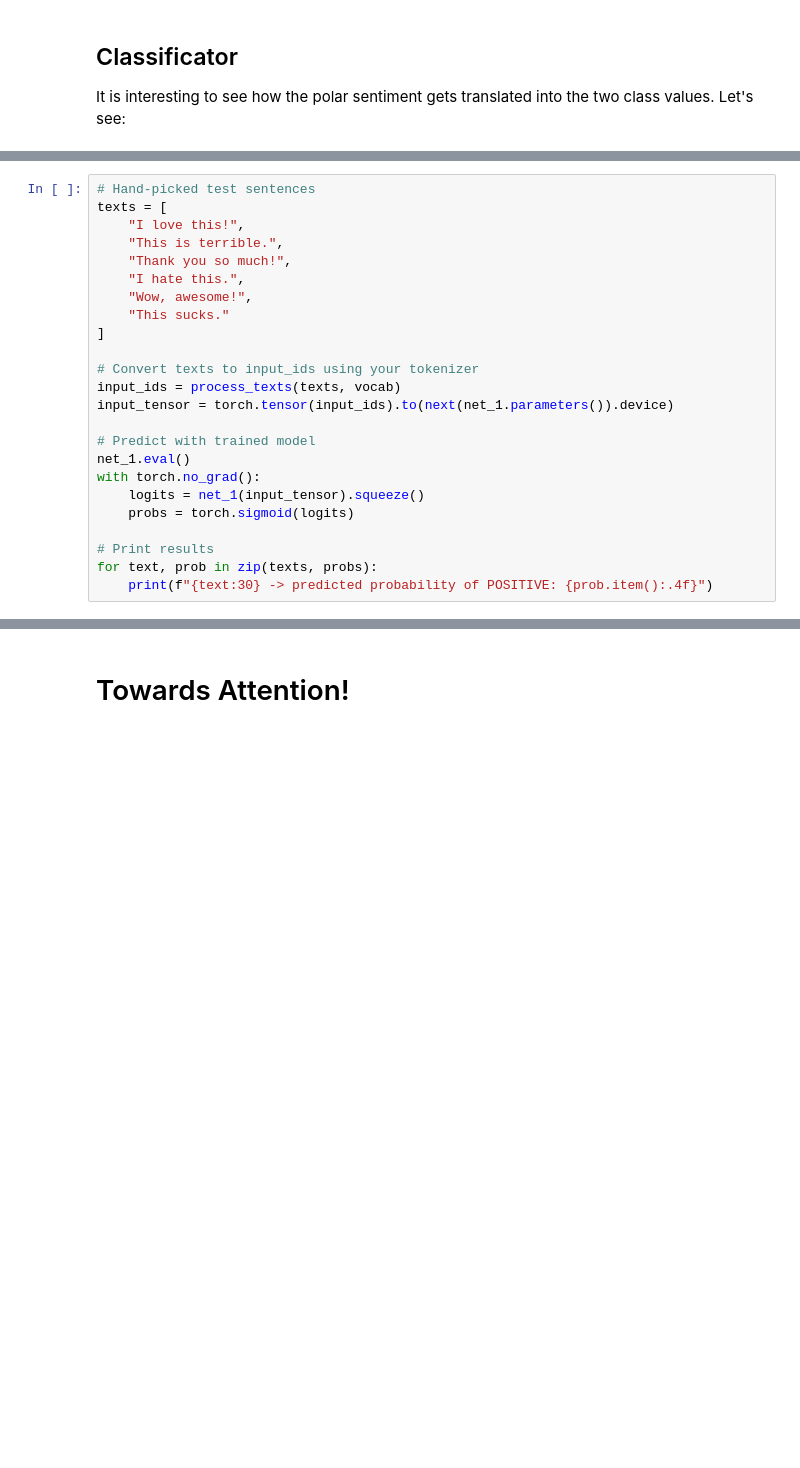
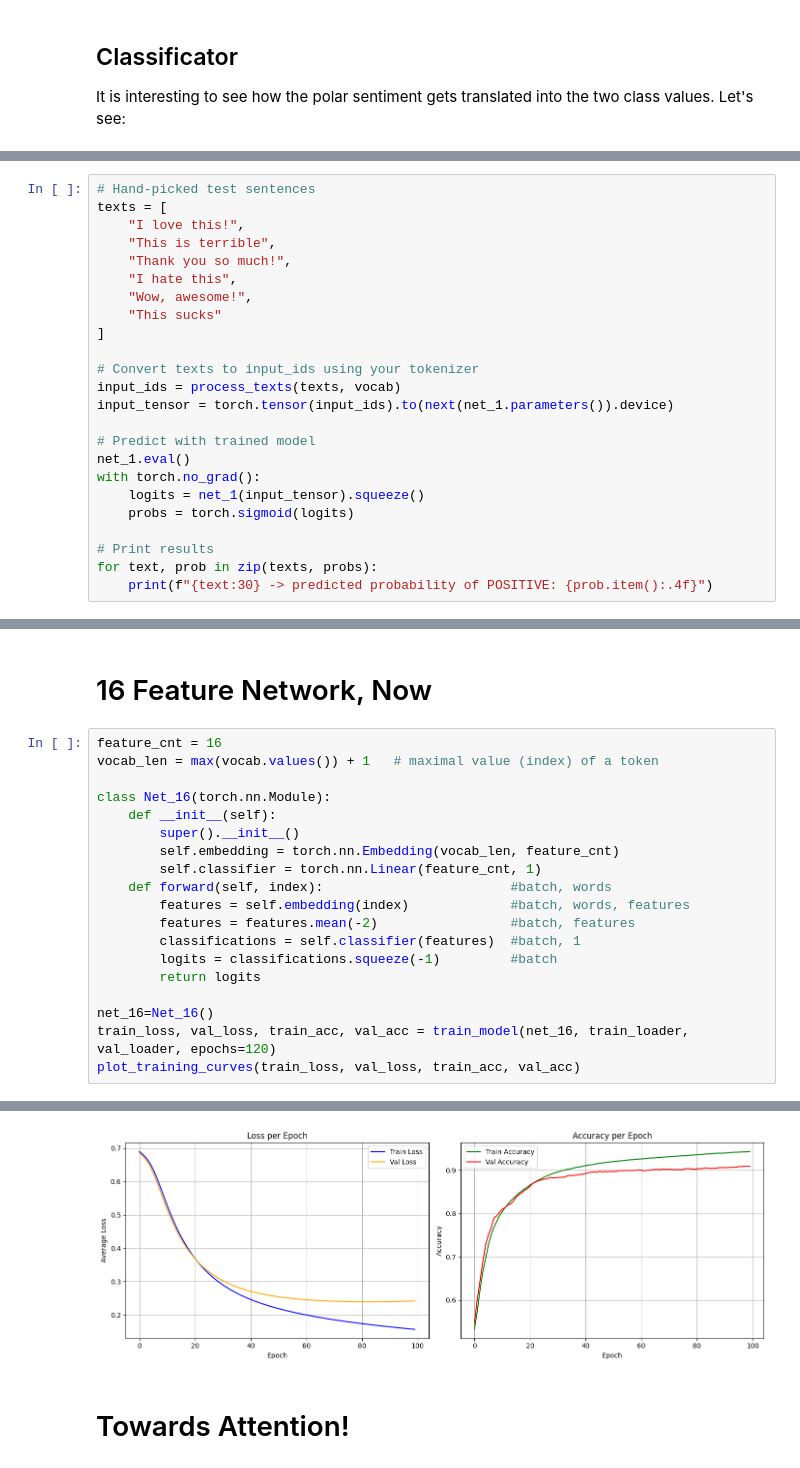
Before and after one commit to roguxivlo/Machine-Learning-2024, a Jupyter notebook: Lab12_nlp-introduction.ipynb, the cells around one changed output, grey strips where cells are left out. Drawn from its saved outputs; the diff is of its cells as text; blank space fills up the shorter version.

```diff
--- a/Lab12_nlp-introduction.ipynb
+++ b/Lab12_nlp-introduction.ipynb
@@ -554,11 +523,11 @@ Recall our coding:
 # Hand-picked test sentences
 texts = [
     "I love this!",
-    "This is terrible.",
+    "This is terrible",
     "Thank you so much!",
-    "I hate this.",
+    "I hate this",
     "Wow, awesome!",
-    "This sucks."
+    "This sucks"
 ]
 
 # Convert texts to input_ids using your tokenizer
@@ -583,0 +553,22 @@ This sucks.                    -> predicted probability of POSITIVE: 0.2468
+# %% [markdown]
+# 16 Feature Network, Now
+# %%
+feature_cnt = 16
+vocab_len = max(vocab.values()) + 1   # maximal value (index) of a token
+
+class Net_16(torch.nn.Module):
+    def __init__(self):
+        super().__init__()
+        self.embedding = torch.nn.Embedding(vocab_len, feature_cnt)
+        self.classifier = torch.nn.Linear(feature_cnt, 1)
+    def forward(self, index):                        #batch, words
+        features = self.embedding(index)             #batch, words, features
+        features = features.mean(-2)                 #batch, features
+        classifications = self.classifier(features)  #batch, 1
+        logits = classifications.squeeze(-1)         #batch
+        return logits
+
+net_16=Net_16()
+train_loss, val_loss, train_acc, val_acc = train_model(net_16, train_loader, val_loader, epochs=120)
+plot_training_curves(train_loss, val_loss, train_acc, val_acc)
+# %% [output]
@@ -584,3 +587,4 @@ This sucks.                    -> predicted probability of POSITIVE: 0.2468
+[figure, added]
 # %% [markdown]
 # Towards Attention!
 # %% [markdown]
```
Also changed, not shown: parts of 16 cells of this notebook.
